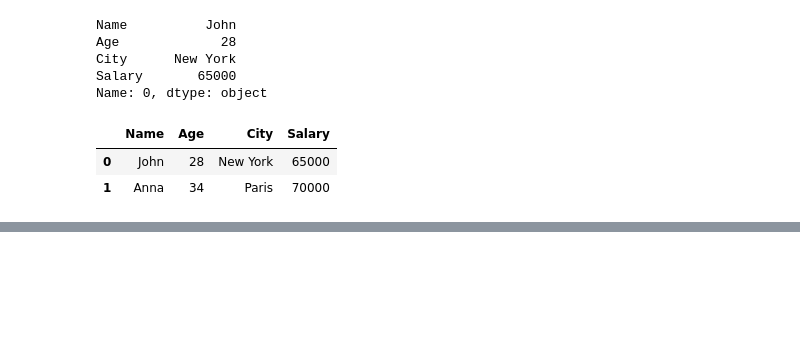
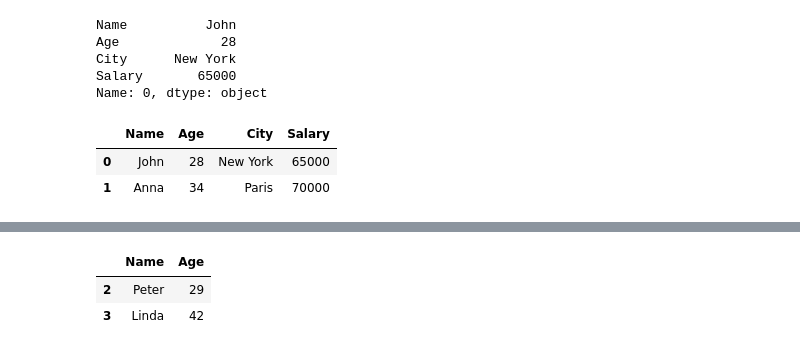
Before and after one commit to VisheshKamble/ML-Learnings, a Jupyter notebook: Pandas/pandas_dataframe.ipynb, the cells around one changed output, grey strips where cells are left out. Saved outputs shown, nothing was run; the diff lists cells and outputs as text; code cells hidden in the pictures; blank space fills up the shorter version.

```diff
--- a/Pandas/pandas_dataframe.ipynb
+++ b/Pandas/pandas_dataframe.ipynb
@@ -150,0 +190,6 @@ df.loc[[0,1]]
+# %%
+df.loc[[2,3]] [['Name' , 'Age']]
+# %% [output]
+|  | Name | Age |
+| 2 | Peter | 29 |
+| 3 | Linda | 42 |
```
Also changed, not shown: parts of 6 cells of this notebook.
